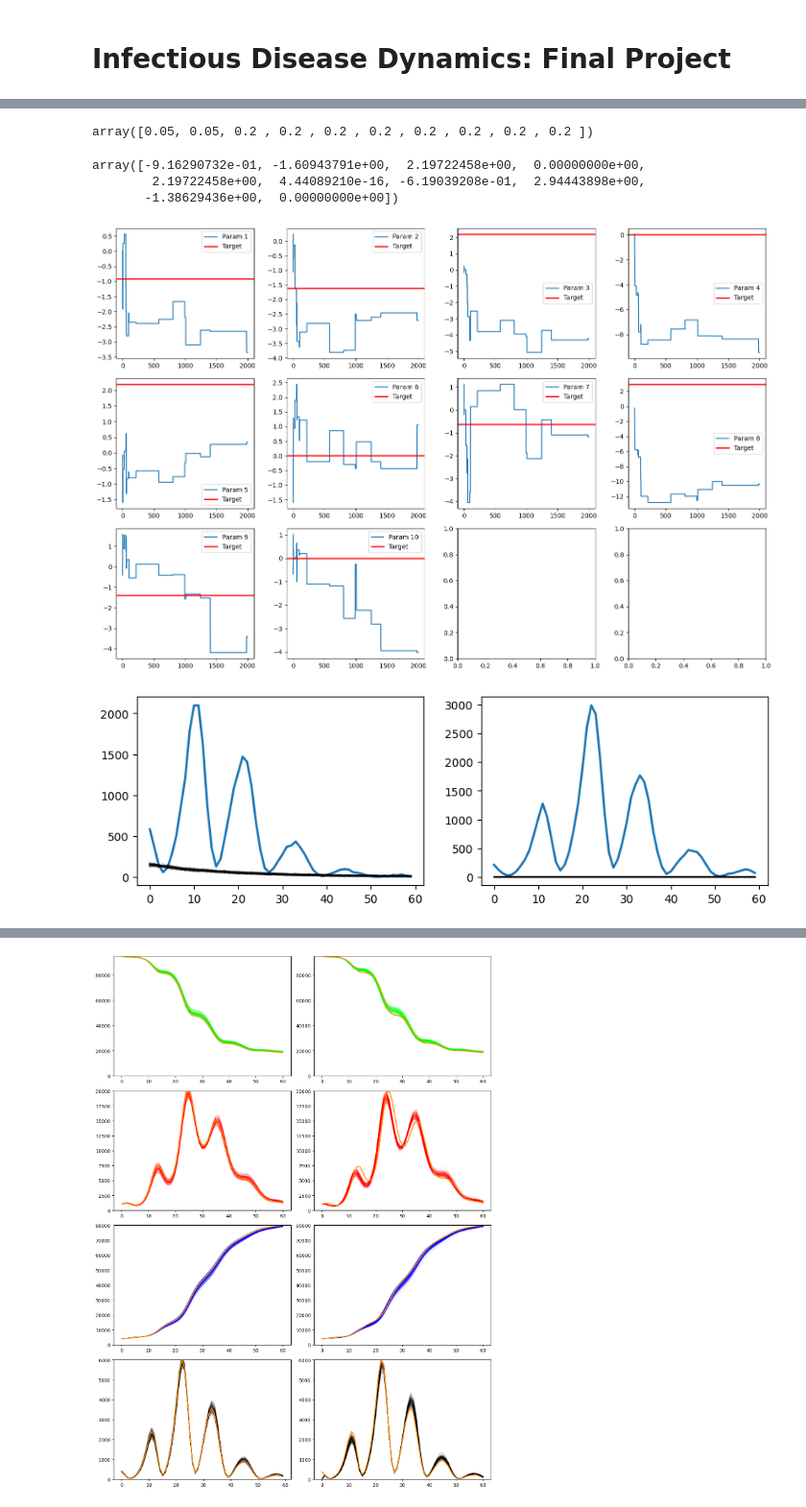
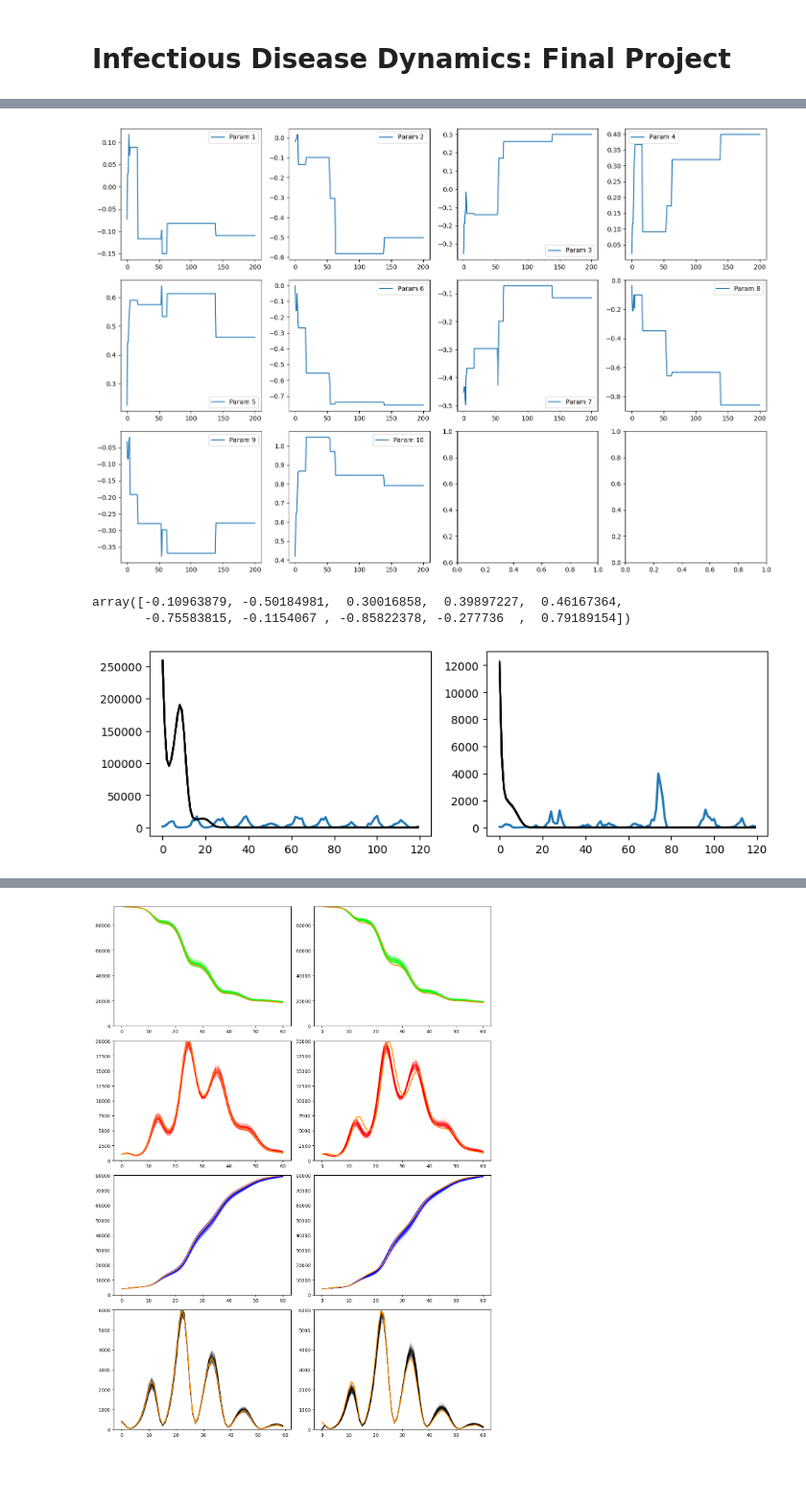
Before and after one commit to hunter-lybbert/uw-central, a Jupyter notebook: disease_dynamics/final_project/mcmc_seasonality.ipynb, the cells around one changed output, grey strips where cells are left out. Shown at 96% size. Cells and saved outputs as stored; diff of their text form; code cells hidden in the pictures; blank space fills up the shorter version.

```diff
--- a/disease_dynamics/final_project/mcmc_seasonality.ipynb
+++ b/disease_dynamics/final_project/mcmc_seasonality.ipynb
@@ -61,0 +62,3 @@ data_both[0].shape, data_both[1].shape
+# %%
+observed_data = obs_cases_df[["new_york_obs_cases", "vermont_obs_cases"]].values
+num_time_steps = observed_data.shape[0]
@@ -99,12 +109,7 @@ def helper_plot_func(data: np.ndarray):
 
     plt.show()
 
-obs_cases = []
 
 for data in data_both:
     helper_plot_func(data)
-    obs_cases.append(data[:-1, 5])
-
-observed_data = np.vstack(obs_cases)
-observed_data.shape
 # %% [output]
@@ -114,17 +118,20 @@ observed_data.shape
-# %%
-proposal_standard_dev
-# %% [output]
-array([0.05, 0.05, 0.2 , 0.2 , 0.2 , 0.2 , 0.2 , 0.2 , 0.2 , 0.2 ])
 # %%
 current_params = proposal_draw(
     proposal_standard_dev=proposal_standard_dev,
     rng=rng,
 )
-# current_params = target_vector  # if you want to start at target_vector instead
+# current_params = target_vector.copy()  # if you want to start at target_vector instead
+
+# init_params_guess = target_vector + proposal_draw(
+#     proposal_standard_dev, rng=rng
+# )
+# init_params_guess
+# current_params = init_params_guess.copy()
 
 current_run = calc_log_likelihood(
     params=current_params,
     observed_data=observed_data,
+    num_time_steps=num_time_steps,
     rng=rng,
 )
 current_log_likelihood = current_run[0]
@@ -134,7 +141,7 @@ guess_attempt = 1
 
 while guess_attempt < try_a_bunch and current_log_likelihood <= horrible_guess:
     current_params = proposal_draw(proposal_standard_dev, rng=rng)
-    current_run = calc_log_likelihood(current_params, observed_data, rng=rng)
+    current_run = calc_log_likelihood(current_params, observed_data, num_time_steps=num_time_steps, rng=rng)
     current_log_likelihood = current_run[0]
     guess_attempt += 1
 
@@ -153,19 +160,13 @@ all_steps = {
 # %%
 # Running MCMC steps
 all_steps = run_mcmc(
-    2000,
-    all_steps,
-    np.array([1, 1, 1, 1, 1, 1, 1, 1, 1, 1]),  # Proposal SDs, adjust as needed
-    # np.array([0.05, 0.05, 0.2, 0.2, 0.2, 0.2, 0.2]),  # Proposal SDs, adjust as needed
-    observed_data,
+    n_steps=200,
+    all_steps=all_steps,
+    proposal_standard_dev=np.array([.1, .1, .1, .1, .1, .1, .1, .1, .1, .1]),  # Proposal SDs, adjust as needed
+    observed_data=observed_data,
+    num_time_steps=num_time_steps,
     rng=rng,
 )
-# %%
-target_vector
-# %% [output]
-array([-9.16290732e-01, -1.60943791e+00,  2.19722458e+00,  0.00000000e+00,
-        2.19722458e+00,  4.44089210e-16, -6.19039208e-01,  2.94443898e+00,
-       -1.38629436e+00,  0.00000000e+00])
 # %%
 # Plotting parameter chains with target lines
 fig, axs = plt.subplots(3, 4, figsize=(15, 10))  # 3 rows, 4 cols layout
@@ -174,29 +175,34 @@ axs = axs.flatten()
 for par_num in range(num_params):
     # ylim = (np.min(all_steps["chain"][par_num, :]), np.max(all_steps["chain"][par_num, :]))
     axs[par_num].plot(all_steps["chain"][par_num, :], label=f"Param {par_num+1}")
-    axs[par_num].axhline(target_vector[par_num], color='red', linewidth=2, label="Target")
+    # axs[par_num].axhline(target_vector[par_num], color='red', linewidth=2, label="Target")
     # axs[par_num].set_ylim(ylim)
     axs[par_num].legend()
 
 plt.tight_layout()
 plt.show()
 # %% [output]
-[figure, old version]
+[figure, new version]
+# %%
+all_steps["chain"][:, -1]
+# %% [output]
+array([-0.10963879, -0.50184981,  0.30016858,  0.39897227,  0.46167364,
+       -0.75583815, -0.1154067 , -0.85822378, -0.277736  ,  0.79189154])
 # %%
 # Plot observed data
 fig, ax = plt.subplots(1, 2, figsize=(10, 3))
 
-ax[0].plot(observed_data[0, :], linewidth=2)  # data[,6] in R is data[:,5] in Python (0-indexed)
-ax[1].plot(observed_data[1, :], linewidth=2)  # data[,6] in R is data[:,5] in Python (0-indexed)
+ax[0].plot(observed_data[:, 0], linewidth=2)  # data[,6] in R is data[:,5] in Python (0-indexed)
+ax[1].plot(observed_data[:, 1], linewidth=2)  # data[,6] in R is data[:,5] in Python (0-indexed)
 
 for _ in range(40):
-    out = sir_out(all_steps["chain"][:, -1], rng=rng)
+    out = sir_out(all_steps["chain"][:, -1], rng=rng, num_time_steps=num_time_steps)
     ax[0].plot(out[0][:, 5], color=(0, 0, 0, 0.1))  # black with alpha=0.1
     ax[1].plot(out[1][:, 5], color=(0, 0, 0, 0.1))  # black with alpha=0.1
 
 plt.show()
 # %% [output]
-[figure, old version]
+[figure, new version]
 # %%
 # Plot observed data again
 plt.figure()
```
Also changed, not shown: parts of 8 cells of this notebook, 4 other files.
